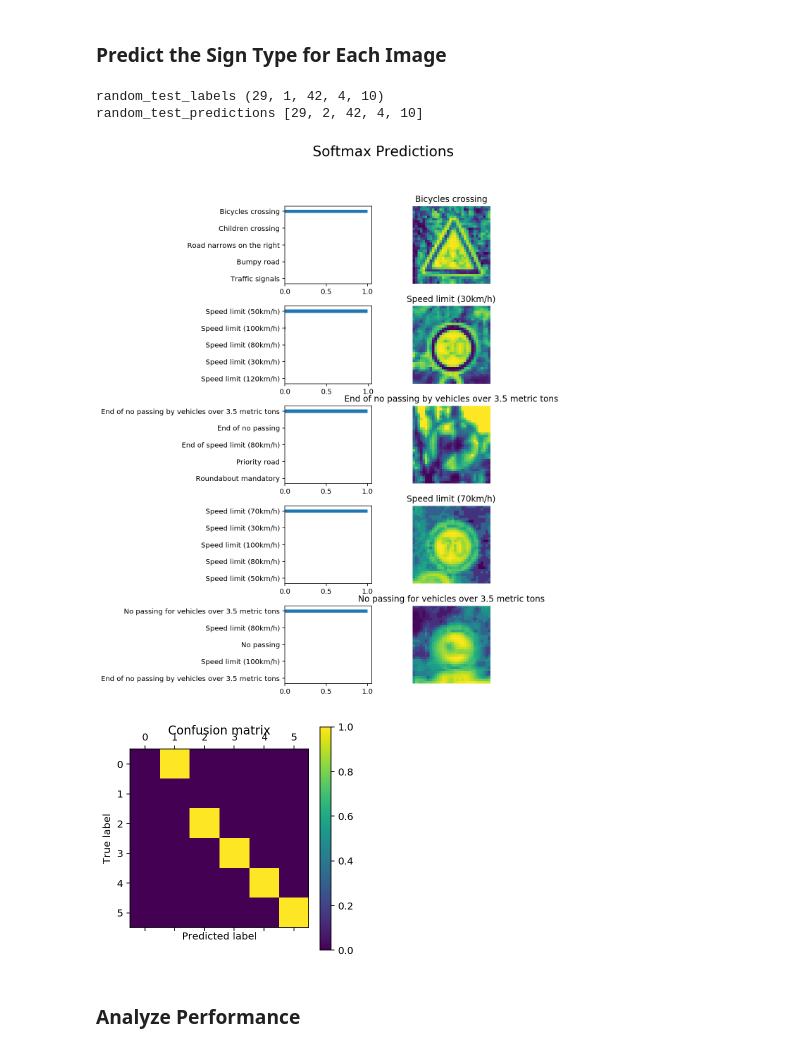
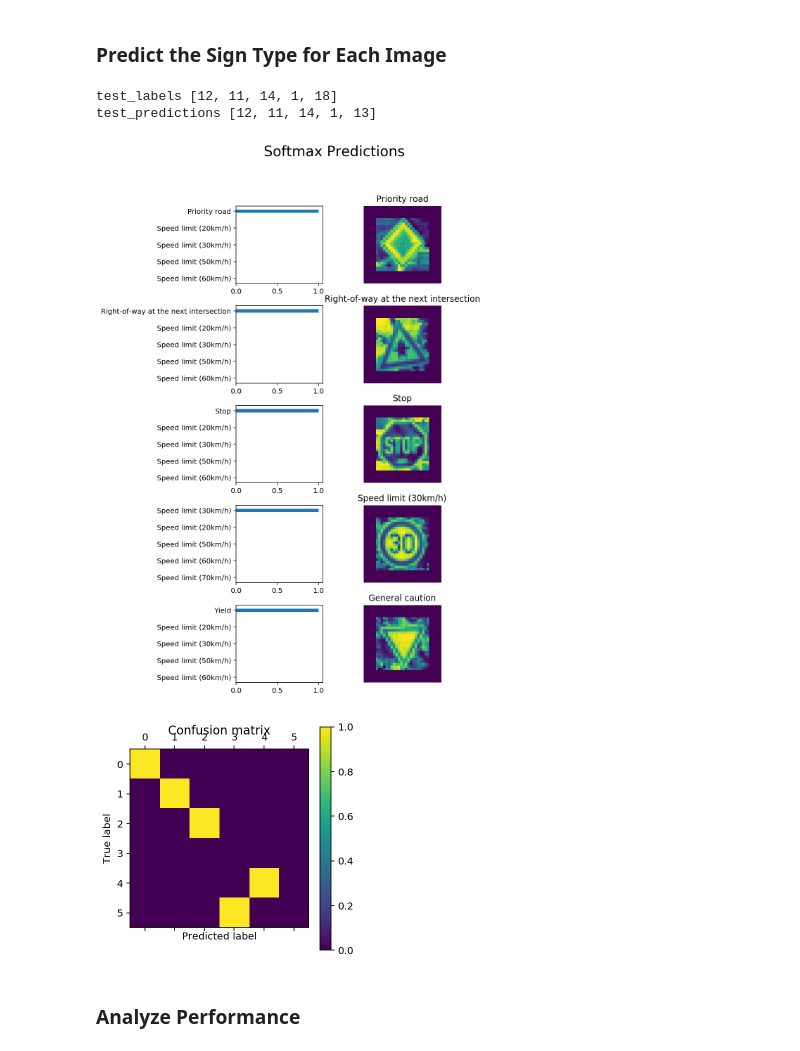
Before and after one commit to ricardo-0x07/CarND-Traffic-Sign-Classifier-Project, a Jupyter notebook: Traffic_Sign_Classifier.ipynb, the cells around one changed output. Cells and saved outputs as stored; diff of their text form; code cells hidden in the pictures.

Commit message:
added test images from web

```diff
--- a/Traffic_Sign_Classifier.ipynb
+++ b/Traffic_Sign_Classifier.ipynb
@@ -115,6 +124,16 @@ image_shape = X_train[0].shape
 # TODO: How many unique classes/labels there are in the dataset.
 signname_data = load_signname_data()
 n_classes = signname_data.shape[0]
+display(y_train_df.describe())
+
+fig=plt.figure()
+visual = fig.add_subplot(1,1,1)
+visual.hist(y_train_df, bins = 43)
+plt.title('Label distribution')
+plt.xlabel('Label')
+plt.ylabel('#Qty')
+plt.show()
+
 
 print("Number of training examples =", n_train)
 print("Number of testing examples =", n_test)
@@ -225,6 +276,7 @@ import tensorflow as tf
 EPOCHS = 20
 BATCH_SIZE = 128
 epsilon = 1e-3
+save_model_path = './lenet'
 # %%
 import tensorflow as tf
 
@@ -446,8 +498,10 @@ with tf.Session() as sess:
             batch_x, batch_y = X_train[offset:end], y_train[offset:end]
             sess.run(training_operation, feed_dict={x: batch_x, y: batch_y, keep_prob: 0.5})
 
+        train_accuracy = evaluate(X_train, y_train)
         validation_accuracy = evaluate(X_valid, y_valid)
         print("EPOCH {} ...".format(i+1))
+        print("Training Accuracy = {:.3f}".format(train_accuracy))
         print("Validation Accuracy = {:.3f}".format(validation_accuracy))
         print()
 
@@ -472,2 +526,10 @@ Validation Accuracy = 0.953
 
 Model saved
+# %%
+### Test model here.
+with tf.Session() as sess:
+    # Load model
+    loader = tf.train.import_meta_graph(save_model_path + '.meta')
+    loader.restore(sess, save_model_path)
+    test_accuracy = evaluate(X_test, y_test)
+    print("Test Accuracy = {:.3f}".format(test_accuracy))
@@ -575,44 +648,44 @@ def display_image_predictions(features, labels, predictions):
 ### Run the predictions here and use the model to output the prediction for each image.
 ### Make sure to pre-process the images with the same pre-processing pipeline used earlier.
 ### Feel free to use as many code cells as needed.
 from sklearn.metrics import confusion_matrix
 loaded_graph = tf.Graph()
 
 with tf.Session(graph=loaded_graph) as sess:
     # Load model
     loader = tf.train.import_meta_graph(save_model_path + '.meta')
     loader.restore(sess, save_model_path)
 
     # Get Tensors from loaded model
     loaded_x = loaded_graph.get_tensor_by_name('x:0')
     loaded_y = loaded_graph.get_tensor_by_name('y:0')
     loaded_keep_prob = loaded_graph.get_tensor_by_name('keep_prob:0')
     loaded_logits = loaded_graph.get_tensor_by_name('logits:0')
 
     test_batch_acc_total = 0
     test_batch_count = 0
 
         # Print Random Samples
-    random_test_predictions = sess.run(
+    test_predictions = sess.run(
         tf.nn.top_k(tf.nn.softmax(loaded_logits), top_n_predictions),
-        feed_dict={loaded_x: random_test_features, loaded_y: random_test_labels, loaded_keep_prob: 1.0})
-    display_image_predictions(random_test_features, random_test_labels, random_test_predictions)
+        feed_dict={loaded_x: test_features, loaded_y: test_labels, loaded_keep_prob: 1.0})
+    display_image_predictions(test_features, test_labels, test_predictions)
 
-print('random_test_labels', random_test_labels)
-preds = [pred[0] for pred in random_test_predictions.indices]
-print('random_test_predictions', preds)
-cm = confusion_matrix(random_test_labels, preds)
+print('test_labels', test_labels)
+preds = [pred[0] for pred in test_predictions.indices]
+print('test_predictions', preds)
+cm = confusion_matrix(test_labels, preds)
 plt.matshow(cm)
 plt.title('Confusion matrix')
 plt.colorbar()
 plt.ylabel('True label')
 plt.xlabel('Predicted label')
 plt.show()
 # %% [output]
-random_test_labels (29, 1, 42, 4, 10)
-random_test_predictions [29, 2, 42, 4, 10]
+test_labels [12, 11, 14, 1, 18]
+test_predictions [12, 11, 14, 1, 13]
-[figure, old version]
+[figure, new version]
-[figure, old version]
+[figure, new version]
 # %% [markdown]
 ### Analyze Performance
 # %%
```
Also changed, not shown: parts of 14 cells of this notebook, 9 other files.
